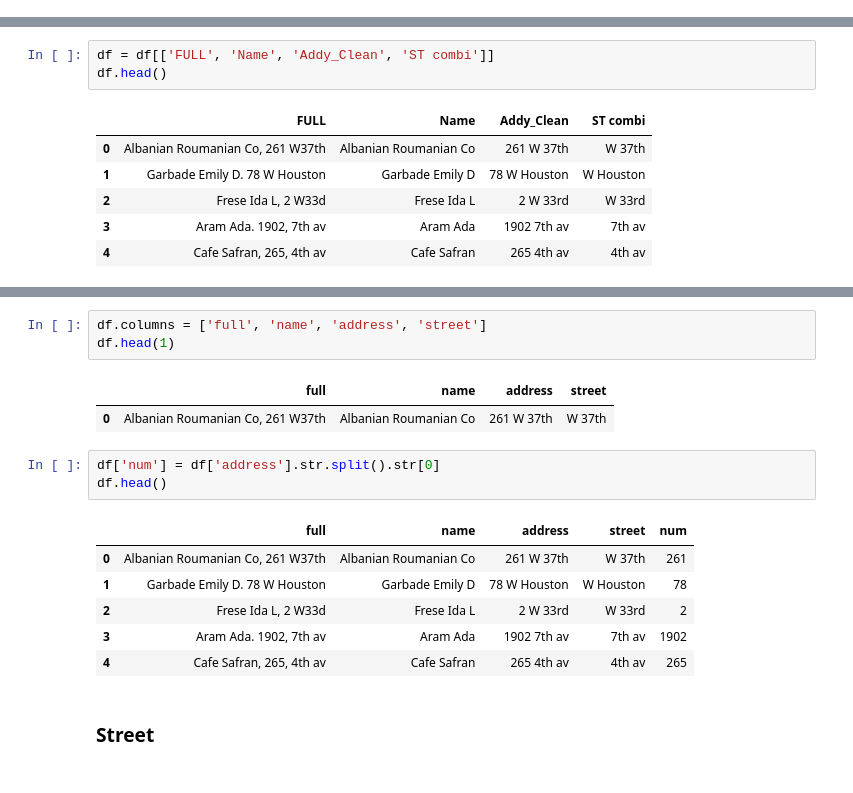
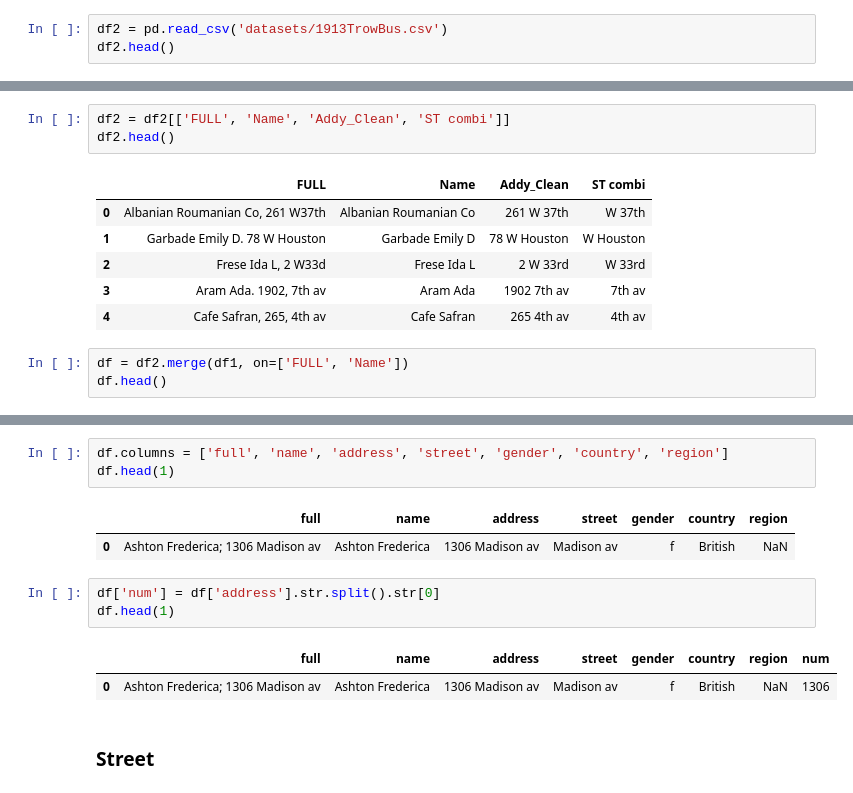
Before and after one commit to CinnyLin/NYCRestaurantData, a Jupyter notebook: address_cleaning/1913.ipynb, the cells around one changed output, grey strips where cells are left out. Cells and saved outputs as stored; diff of their text form.

Commit message:
cleaned address

```diff
--- a/address_cleaning/1913.ipynb
+++ b/address_cleaning/1913.ipynb
@@ -62,0 +73,3 @@ Get the columns I need.
+# %%
+df2 = pd.read_csv('datasets/1913TrowBus.csv')
+df2.head()
@@ -63,6 +92,6 @@ Get the columns I need.
 # %%
-df = df[['FULL', 'Name', 'Addy_Clean', 'ST combi']]
-df.head()
+df2 = df2[['FULL', 'Name', 'Addy_Clean', 'ST combi']]
+df2.head()
 # %% [output]
 |  | FULL | Name | Addy_Clean | ST combi |
 | 0 | Albanian Roumanian Co, 261 W37th | Albanian Roumanian Co | 261 W 37th | W 37th |
@@ -70,3 +99,6 @@ df.head()
 | 2 | Frese Ida L, 2 W33d | Frese Ida L | 2 W 33rd | W 33rd |
 | 3 | Aram Ada. 1902, 7th av | Aram Ada | 1902 7th av | 7th av |
 | 4 | Cafe Safran, 265, 4th av | Cafe Safran | 265 4th av | 4th av |
+# %%
+df = df2.merge(df1, on=['FULL', 'Name'])
+df.head()
@@ -73,19 +112,15 @@ df.head()
 # %%
-df.columns = ['full', 'name', 'address', 'street']
+df.columns = ['full', 'name', 'address', 'street', 'gender', 'country', 'region']
 df.head(1)
 # %% [output]
-|  | full | name | address | street |
-| 0 | Albanian Roumanian Co, 261 W37th | Albanian Roumanian Co | 261 W 37th | W 37th |
+|  | full | name | address | street | gender | country | region |
+| 0 | Ashton Frederica; 1306 Madison av | Ashton Frederica | 1306 Madison av | Madison av | f | British | NaN |
 # %%
 df['num'] = df['address'].str.split().str[0]
-df.head()
+df.head(1)
 # %% [output]
-|  | full | name | address | street | num |
-| 0 | Albanian Roumanian Co, 261 W37th | Albanian Roumanian Co | 261 W 37th | W 37th | 261 |
-| 1 | Garbade Emily D. 78 W Houston | Garbade Emily D | 78 W Houston | W Houston | 78 |
-| 2 | Frese Ida L, 2 W33d | Frese Ida L | 2 W 33rd | W 33rd | 2 |
-| 3 | Aram Ada. 1902, 7th av | Aram Ada | 1902 7th av | 7th av | 1902 |
-| 4 | Cafe Safran, 265, 4th av | Cafe Safran | 265 4th av | 4th av | 265 |
+|  | full | name | address | street | gender | country | region | num |
+| 0 | Ashton Frederica; 1306 Madison av | Ashton Frederica | 1306 Madison av | Madison av | f | British | NaN | 1306 |
 # %% [markdown]
 ### Street
 # %% [markdown]
```
Also changed, not shown: parts of 16 cells of this notebook, 6 other files.
